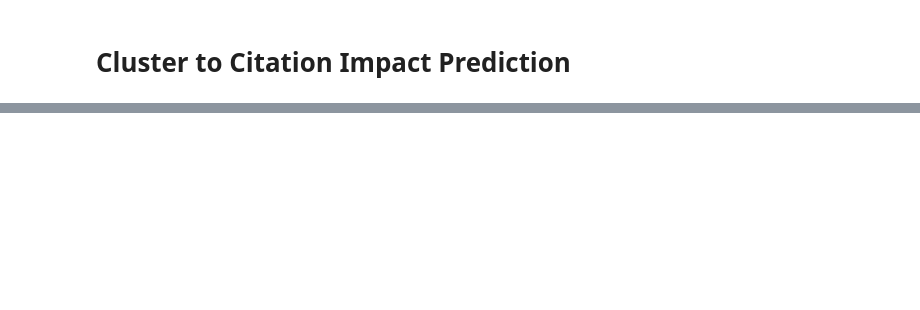
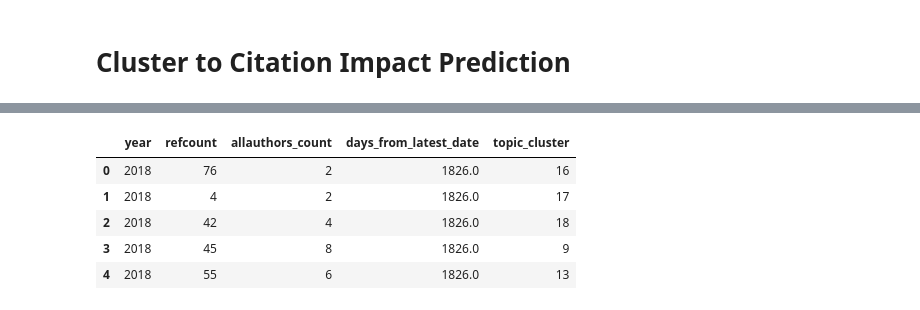
Before and after one commit to Wittapatch/DataSci_Final_Project, a Jupyter notebook: test3.ipynb, the cells around one changed output, grey strips where cells are left out. Cells and saved outputs as stored; diff of their text form; code cells hidden in the pictures; blank space fills up the shorter version.

```diff
--- a/test3.ipynb
+++ b/test3.ipynb
@@ -520 +529,10 @@ for i in range(10,21,3):
+# %%
+X.head()
+# %% [output]
+|  | year | refcount | allauthors_count | days_from_latest_date | topic_cluster |
+| 0 | 2018 | 76 | 2 | 1826.0 | 16 |
+| 1 | 2018 | 4 | 2 | 1826.0 | 17 |
+| 2 | 2018 | 42 | 4 | 1826.0 | 18 |
+| 3 | 2018 | 45 | 8 | 1826.0 | 9 |
+| 4 | 2018 | 55 | 6 | 1826.0 | 13 |
 # %%
```
Also changed, not shown: parts of 8 cells of this notebook.
